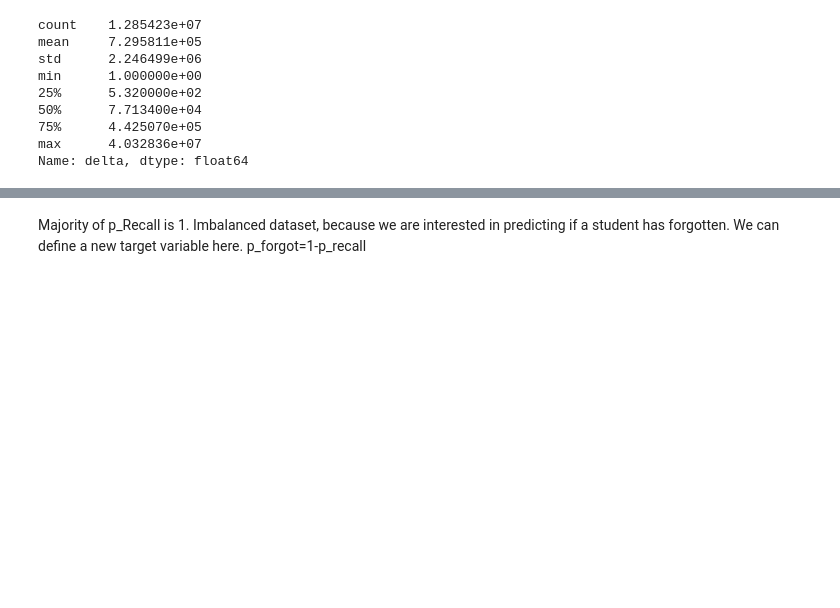
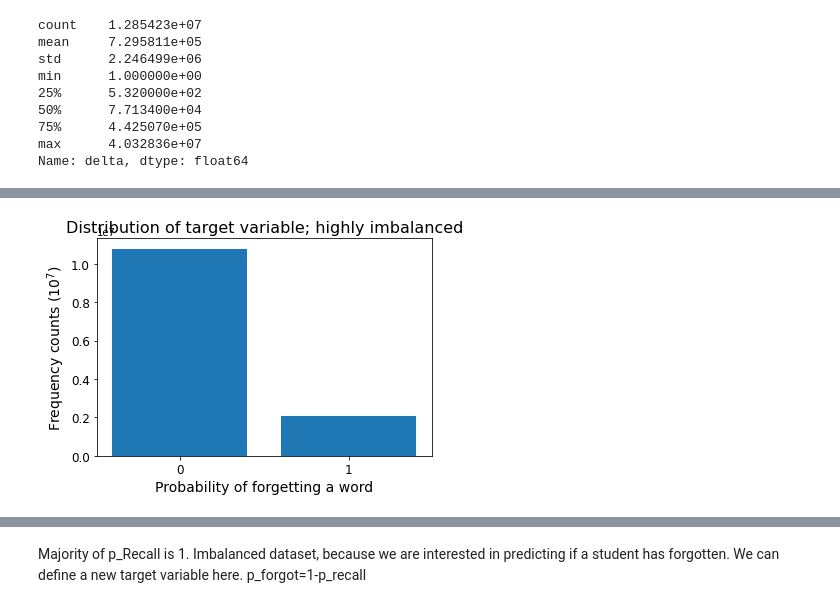
Before and after one commit to rts1988/Duolingo_spaced_repetition, a Jupyter notebook: Duolingo_spaced_repetition.ipynb, the cells around one changed output, grey strips where cells are left out. Drawn from its saved outputs; the diff is of its cells as text; code cells hidden in the pictures; blank space fills up the shorter version.

```diff
--- a/Duolingo_spaced_repetition.ipynb
+++ b/Duolingo_spaced_repetition.ipynb
@@ -77,0 +101,12 @@ datadf['p_recall'].hist(bins=20)
+# %%
+counts = datadf['p_forgot_bin'].value_counts()
+plt.figure(figsize=(6,4))
+plt.bar(counts.index,counts)
+plt.xticks([0,1],fontsize=12)
+plt.yticks(fontsize=12)
+plt.ylabel("Frequency counts ($10^7$)",fontsize=14)
+plt.xlabel("Probability of forgetting a word",fontsize=14)
+plt.title("Distribution of target variable; highly imbalanced",fontsize=16)
+plt.show()
+# %% [output]
+[figure, added]
```
Also changed, not shown: parts of 38 cells of this notebook.
